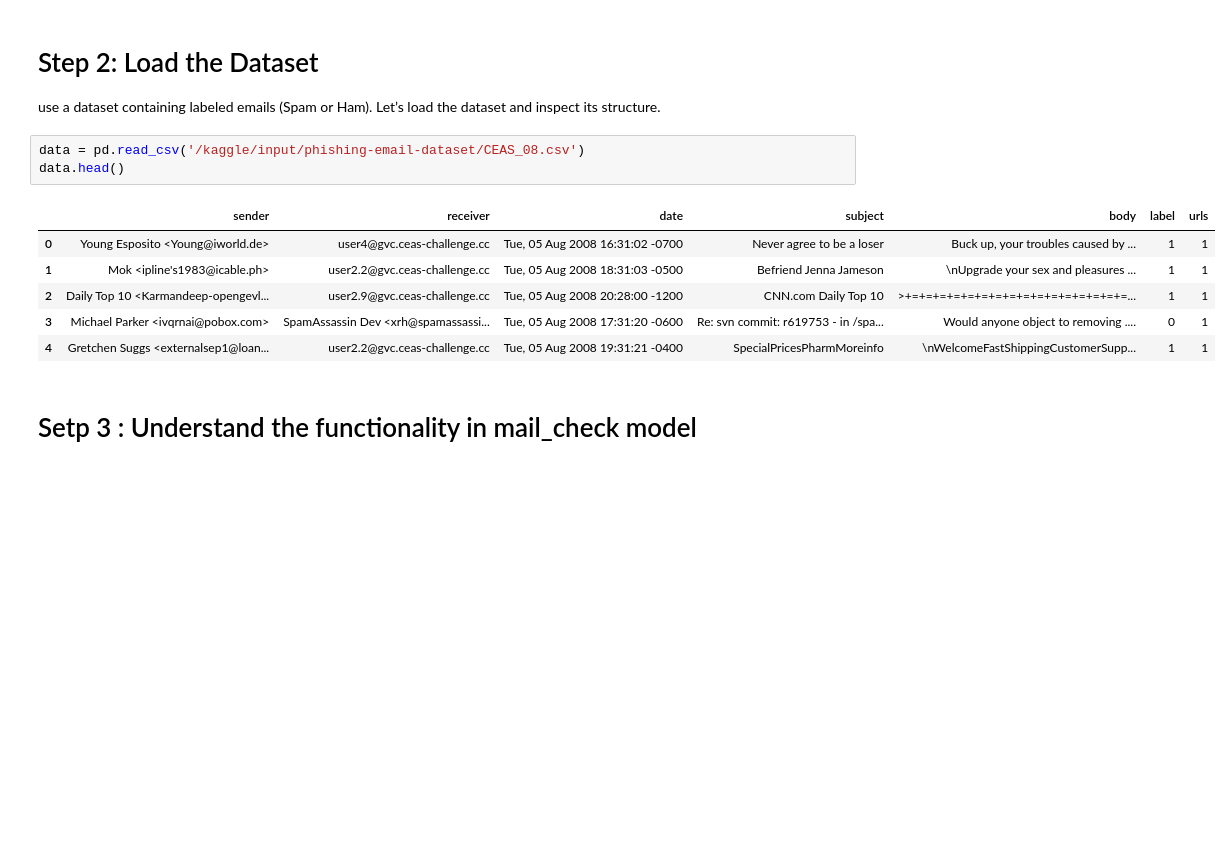
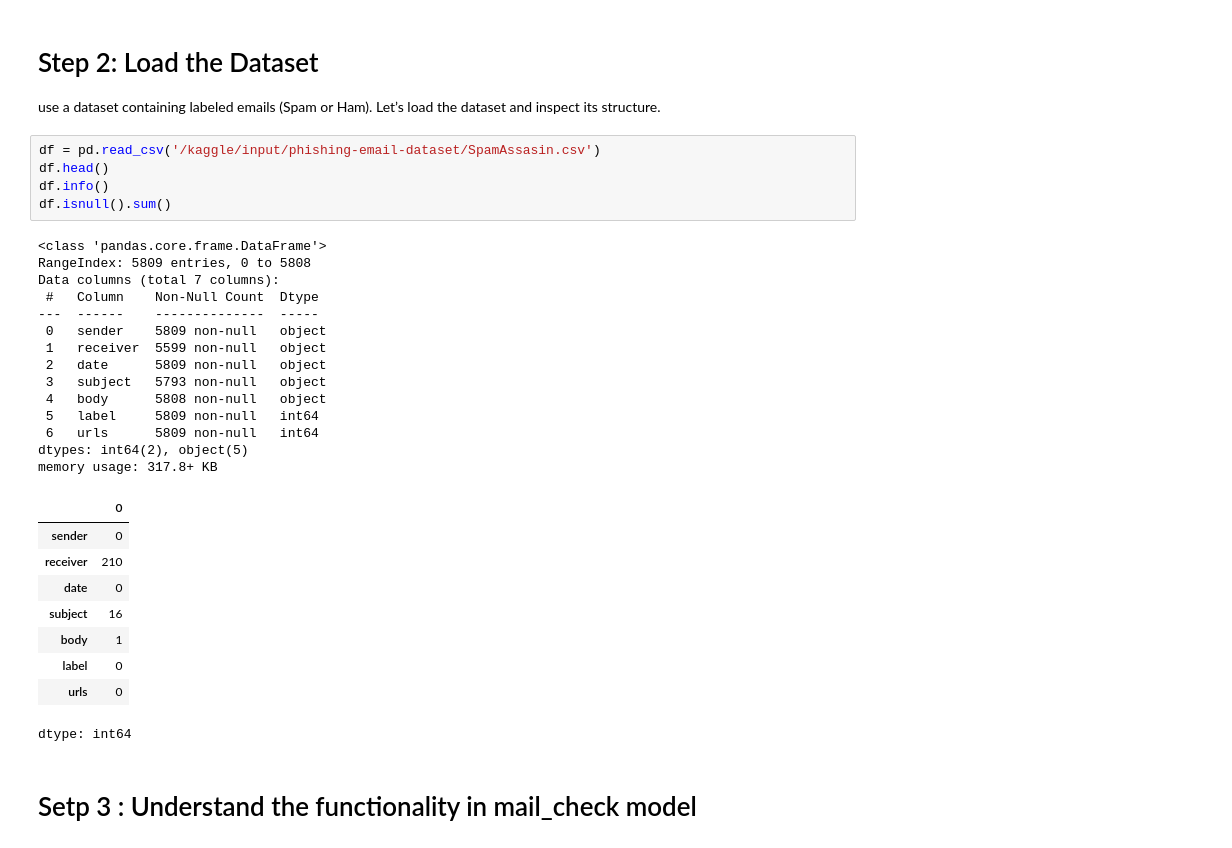
Before and after one commit to rajsegar/Federated-Learning-Frameworks-, a Jupyter notebook: Spam_Mail_Detection.ipynb, the cells around one changed output. Drawn from its saved outputs; the diff is of its cells as text; blank space fills up the shorter version.

```diff
--- a/Spam_Mail_Detection.ipynb
+++ b/Spam_Mail_Detection.ipynb
@@ -35,15 +55,34 @@ from imblearn.over_sampling import SMOTE
 # Step 2: Load the Dataset
  use a dataset containing labeled emails (Spam or Ham). Let’s load the dataset and inspect its structure.
 # %%
-data = pd.read_csv('/kaggle/input/phishing-email-dataset/CEAS_08.csv')
-data.head()
+df = pd.read_csv('/kaggle/input/phishing-email-dataset/SpamAssasin.csv')
+df.head()
+df.info()
+df.isnull().sum()
 # %% [output]
+<class 'pandas.core.frame.DataFrame'>
+RangeIndex: 5809 entries, 0 to 5808
+Data columns (total 7 columns):
+ #   Column    Non-Null Count  Dtype
+---  ------    --------------  -----
+ 0   sender    5809 non-null   object
+ 1   receiver  5599 non-null   object
+ 2   date      5809 non-null   object
+ 3   subject   5793 non-null   object
+ 4   body      5808 non-null   object
+ 5   label     5809 non-null   int64
+ 6   urls      5809 non-null   int64
+dtypes: int64(2), object(5)
+memory usage: 317.8+ KB
-|  | sender | receiver | date | subject | body | label | urls |
-| 0 | Young Esposito <Young@iworld.de> | user4@gvc.ceas-challenge.cc | Tue, 05 Aug 2008 16:31:02 -0700 | Never agree to be a loser | Buck up, your troubles caused by ... | 1 | 1 |
-| 1 | Mok <ipline's1983@icable.ph> | user2.2@gvc.ceas-challenge.cc | Tue, 05 Aug 2008 18:31:03 -0500 | Befriend Jenna Jameson | \nUpgrade your sex and pleasures ... | 1 | 1 |
-| 2 | Daily Top 10 <Karmandeep-opengevl... | user2.9@gvc.ceas-challenge.cc | Tue, 05 Aug 2008 20:28:00 -1200 | CNN.com Daily Top 10 | >+=+=+=+=+=+=+=+=+=+=+=+=+=+=+=+=... | 1 | 1 |
-| 3 | Michael Parker <ivqrnai@pobox.com> | SpamAssassin Dev <xrh@spamassassi... | Tue, 05 Aug 2008 17:31:20 -0600 | Re: svn commit: r619753 - in /spa... | Would anyone object to removing .... | 0 | 1 |
-| 4 | Gretchen Suggs <externalsep1@loan... | user2.2@gvc.ceas-challenge.cc | Tue, 05 Aug 2008 19:31:21 -0400 | SpecialPricesPharmMoreinfo | \nWelcomeFastShippingCustomerSupp... | 1 | 1 |
+|  | 0 |
+| sender | 0 |
+| receiver | 210 |
+| date | 0 |
+| subject | 16 |
+| body | 1 |
+| label | 0 |
+| urls | 0 |
+dtype: int64
 # %% [markdown]
 # Setp 3 : Understand the functionality in mail_check model
 # %%
```
Also changed, not shown: parts of 8 cells of this notebook.
